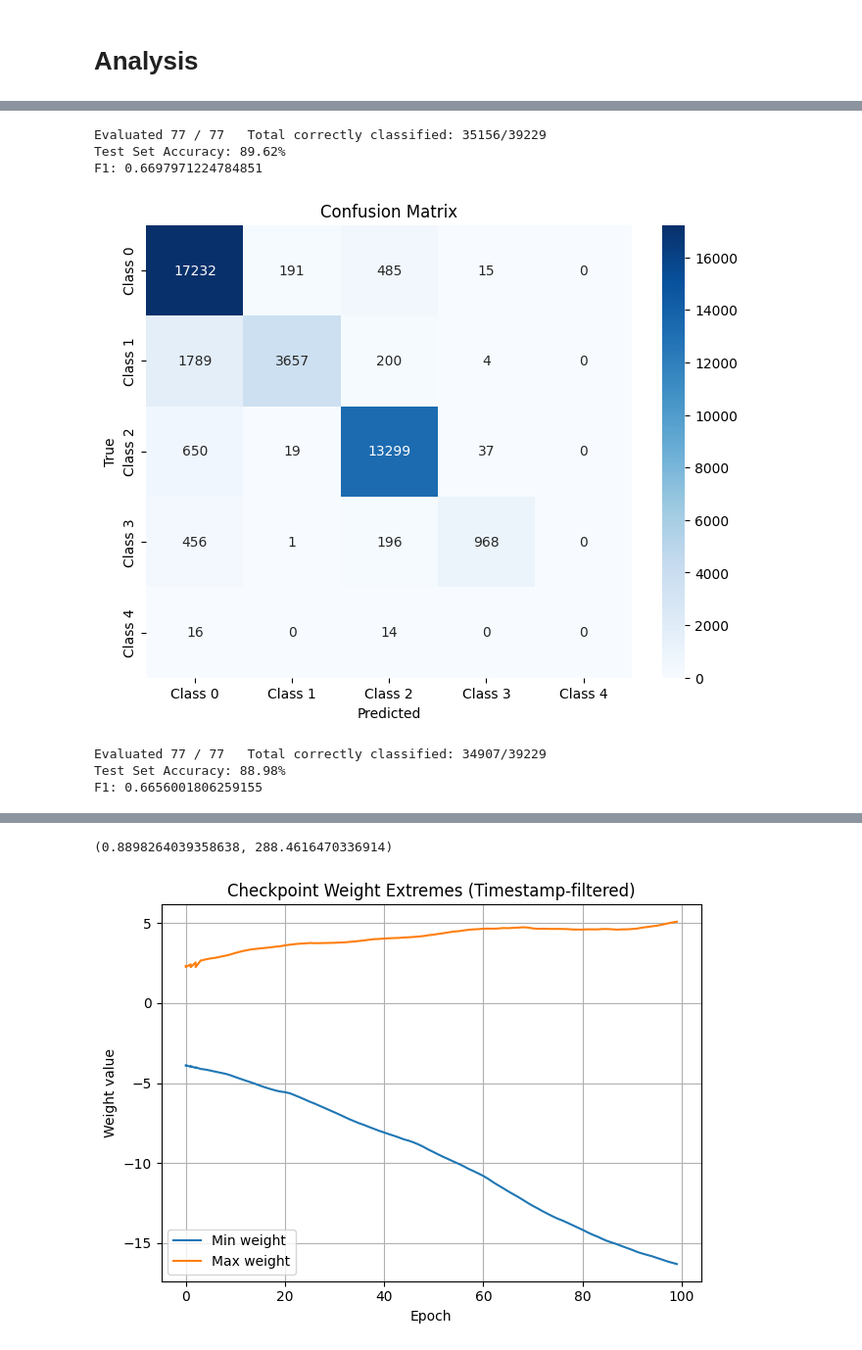
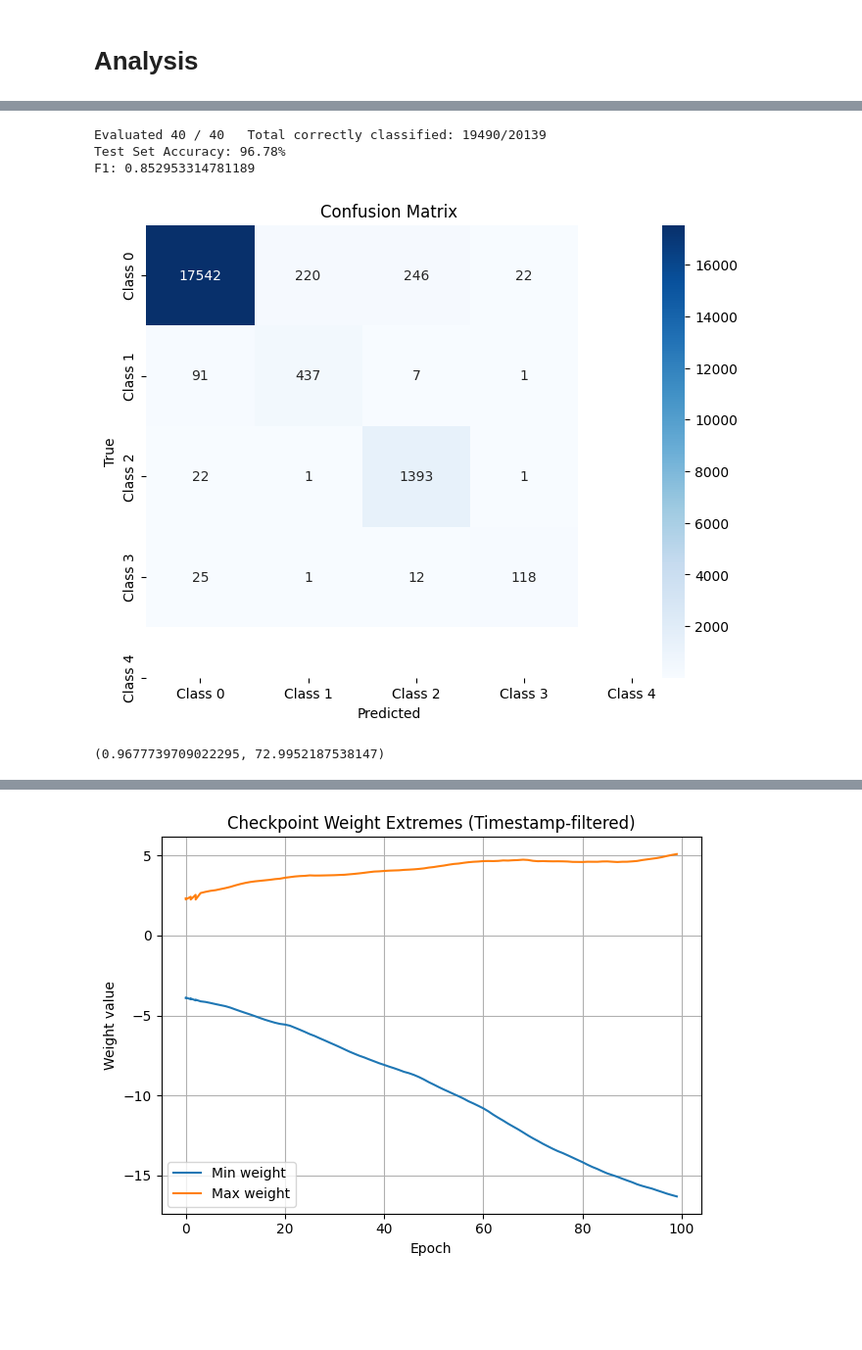
Before and after one commit to luke-li-2003/snnHeart, a Jupyter notebook: snnHeart.ipynb, the cells around one changed output, grey strips where cells are left out. Shown at 98% size. Cells and saved outputs as stored; diff of their text form; code cells hidden in the pictures; blank space fills up the shorter version.

```diff
--- a/snnHeart.ipynb
+++ b/snnHeart.ipynb
@@ -129,14 +129,17 @@ labelMap = {
 # %%
 beats = []
 labelChars = [] # label still in strings
+
+
 for i in range(numRec):
+    lead_index = records[i].sig_name.index("MLII")
     for pos, label in zip(annos[i].sample, annos[i].symbol):
         if (label not in labelMap.keys()):
             continue
         winMin = pos - windowSize//2
         winMax = pos + windowSize//2
         if (winMin >=0 and winMax <= len(signals[i])): # this will sacrifice some signals
-            segment = signals[i][pos - windowSize//2 : pos + windowSize//2, 0] # channel 0 only
+            segment = signals[i][pos - windowSize//2 : pos + windowSize//2, lead_index] # channel 0 only
             beats.append(segment)
             labelChars.append(label)
 
@@ -190,7 +193,7 @@ def augment_classes_by_label(values, labels, labels_to_augment, duplication_fact
 
     return augmented_values, augmented_labels
 # %%
-aBeats, aLabels = augment_classes_by_label(beats, labels, [1, 2, 3, 4], 10)
+aBeats, aLabels = augment_classes_by_label(beats, labels, [1, 2, 3, 4], 1)
 
 tally = {0:0, 1:0, 2:0, 3:0, 4:0}
 for l in aLabels:
@@ -1066,7 +1069,7 @@ def train_net(net, lr, targetRegion, num_epochs):
 # %%
 # List of tuples of format (model, beta, qbits, fbits, lr, num_epochs)
 hyperList = [
-    (SNN_Big, 0.9, 32, 24, 0.001, 200)
+    (SNN_Big, 0.9375, 32, 24, 0.001, 200)
 ]
 # %%
 # cache
@@ -1214,24 +1211,21 @@ plot_weight_histogram(net)
 # %%
 def clamp_model_weights(model, min_val, max_val):
     with torch.no_grad():
         for param in model.parameters():
             param.clamp_(min_val, max_val)
 #net.load_state_dict(torch.load("net_weights_epoch_71_1769715119.pth"))
 #evaluate(net, (0, windowSize), test_loader, False)
 hyper = hyperList[0]
-net = hyper[0](hyper[1], hyper[2], hyper[3], 6).to(device)
-net.load_state_dict(torch.load("cps/net_weights_epoch_3299_100.pth"))
-net.load_state_dict(torch.load("cps/net_weights_epoch_115_1770227631.pth"))
+net = SNN_Big(0.9375, 17, 11, 6).to(device)
+
+net.load_state_dict(torch.load("cps/net_premier.pth"))
+#clamp_model_weights(net, min_val=-8.0, max_val=8.0)
+net.quant_mode()
+net.fbits = 8
 evaluate(net, (0, windowSize), test_loader, False)
-
-net.load_state_dict(torch.load("cps/net_weights_epoch_115_1770227631.pth"))
-clamp_model_weights(net, min_val=-6.0, max_val=6.0)
-evaluate(net, (0, windowSize), test_loader, False)
 # %% [output]
-Evaluated 77 / 77   Total correctly classified: 35156/39229
-Test Set Accuracy: 89.62%
-F1: 0.6697971224784851
+Evaluated 40 / 40   Total correctly classified: 19490/20139
+Test Set Accuracy: 96.78%
+F1: 0.852953314781189
-[figure, old version]
+[figure, new version]
-Evaluated 77 / 77   Total correctly classified: 34907/39229
-Test Set Accuracy: 88.98%
-F1: 0.6656001806259155
+(0.9677739709022295, 72.9952187538147)
@@ -1239,4 +1232,3 @@ F1: 0.6656001806259155
-(0.8898264039358638, 288.4616470336914)
 # %%
 net.tally / test_size / 290
 # %%
```
Also changed, not shown: parts of 8 cells of this notebook, 2 other files.
